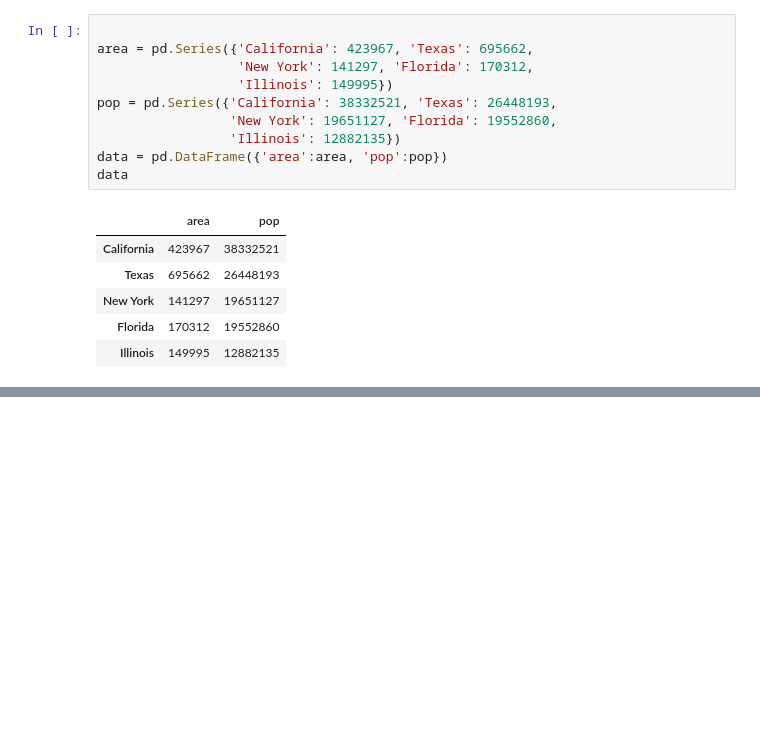
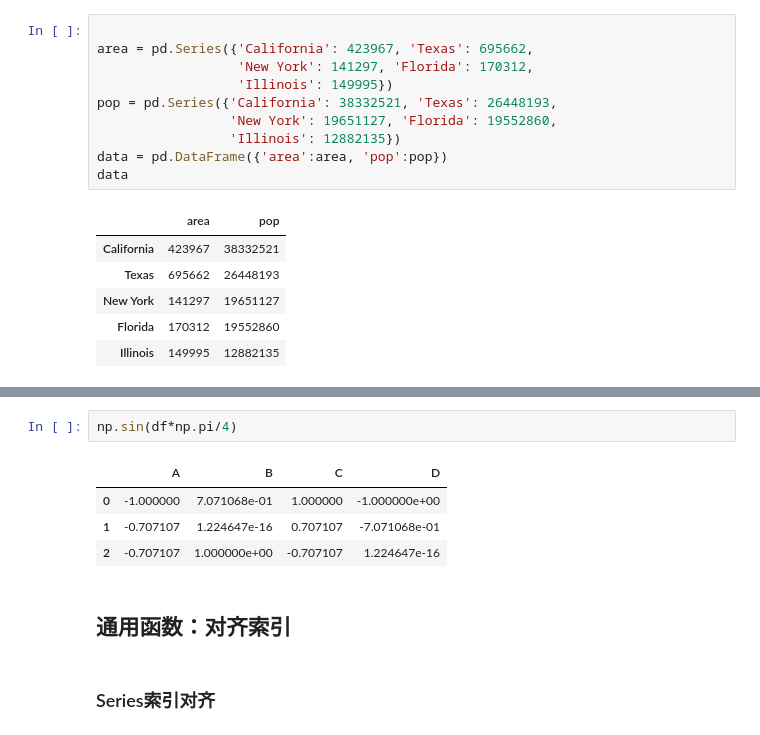
Before and after one commit to bbdog86/-, a Jupyter notebook: Python 数据科学手册/第3章 Pandas数据处理.ipynb, the cells around one changed output, grey strips where cells are left out. Cells and saved outputs as stored; diff of their text form; blank space fills up the shorter version.

```diff
--- a/Python 数据科学手册/第3章 Pandas数据处理.ipynb
+++ b/Python 数据科学手册/第3章 Pandas数据处理.ipynb
@@ -320,0 +429,11 @@ data
+# %%
+np.sin(df*np.pi/4)
+# %% [output]
+|  | A | B | C | D |
+| 0 | -1.000000 | 7.071068e-01 | 1.000000 | -1.000000e+00 |
+| 1 | -0.707107 | 1.224647e-16 | 0.707107 | -7.071068e-01 |
+| 2 | -0.707107 | 1.000000e+00 | -0.707107 | 1.224647e-16 |
+# %% [markdown]
+## 通用函数：对齐索引
+# %% [markdown]
+### Series索引对齐
```
Also changed, not shown: parts of 46 cells of this notebook.
